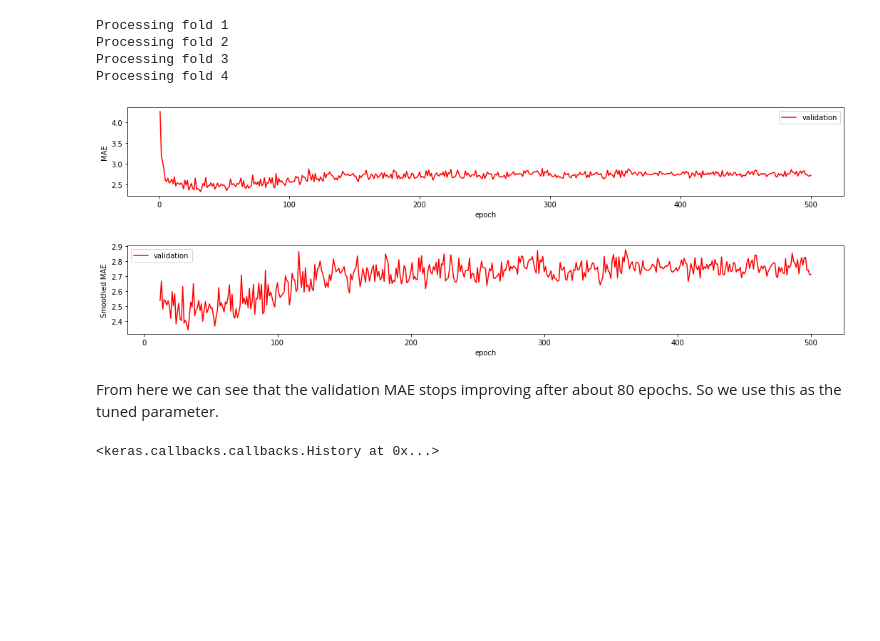
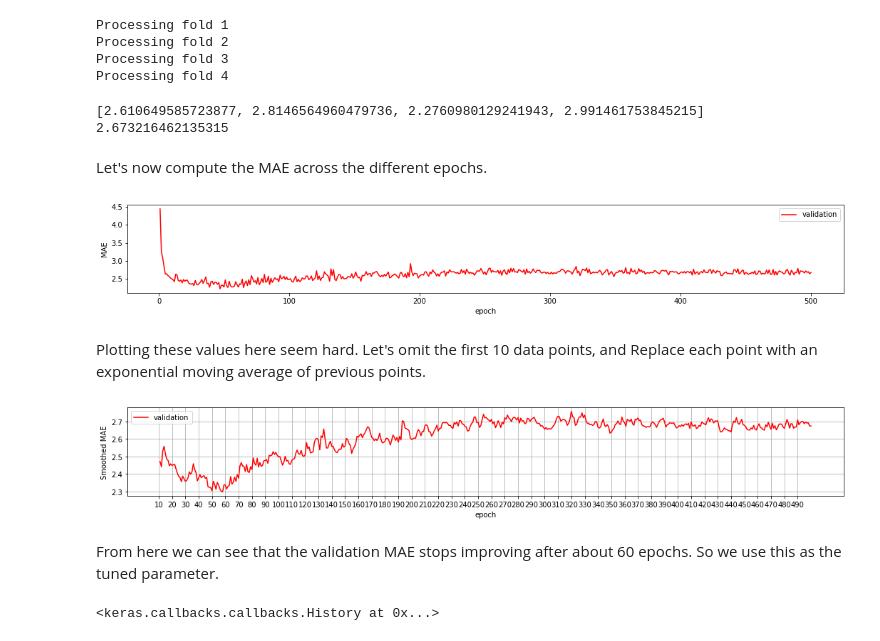
Before and after one commit to bryanblackbee/topic__deep-learning-python, a Jupyter notebook: chap03/textbook-chap-3-4.ipynb, the cells around one changed output. Saved outputs shown, nothing was run; the diff lists cells and outputs as text; code cells hidden in the pictures; blank space fills up the shorter version.

```diff
--- a/chap03/textbook-chap-3-4.ipynb
+++ b/chap03/textbook-chap-3-4.ipynb
@@ -105,10 +108,12 @@ The different runs do show different validation scores. Let's now try with 500 e
 # %%
 ##########
-# Train
+# Train / Model Tuning
 ##########
 
+f = 1
+mae_histories = []
 num_epochs = 500
-f = 1
+
 for ftrain_index, ftest_index in kf.split(x_train):
     print("Processing fold " + str(f))
 
@@ -130,5 +135,10 @@ Processing fold 2
 Processing fold 3
 Processing fold 4
 # %%
-# Plot the MAE histories across the different folds
-mae_histories2 = [h.history['val_mae'] for h in mae_histories[4:]]
+# MAE across different folds
+val_maes2 = [h.history['val_mae'][-1] for h in mae_histories]
+print(val_maes2)
+print(np.mean(np.array(val_maes2)))
+# %% [output]
+[2.610649585723877, 2.8146564960479736, 2.2760980129241943, 2.991461753845215]
+2.673216462135315
@@ -139,5 +145,11 @@ for (m1, m2, m3, m4) in zip(mae_histories2[0], mae_histories2[1], mae_histories2
+# %% [markdown]
+Let's now compute the MAE across the different epochs.
+# %%
+val_maes_by_fold = [h.history['val_mae'] for h in mae_histories]
+val_maes_by_epoch = np.array(val_maes_by_fold).transpose()
+mean_val_maes_by_epoch = np.mean(val_maes_by_epoch, axis=1)
 # %%
-metrics_df = pd.DataFrame({'val_mae' : avg_mae_histories})
+metrics_df = pd.DataFrame({'val_mae' : mean_val_maes_by_epoch})
 metrics_df['epoch'] = metrics_df.index+1
 
 fig = plt.figure(figsize=(18,5))
@@ -146,19 +158,22 @@ metrics_df.plot(kind='line', x='epoch', y='val_mae', ax=ax, label='validation',
 ax.set_ylabel("MAE")
 plt.show()
 # %% [output]
-[figure, old version]
+[figure, new version]
+# %% [markdown]
+Plotting these values here seem hard. Let's omit the first 10 data points, and Replace each point with an exponential moving average of previous points.
+# %%
+metrics_df2 = metrics_df.iloc[10:].copy()
+metrics_df2['val_mae_ewm'] = pd.Series.ewm(metrics_df2['val_mae'], span=5).mean()
 # %%
-metrics_df2 = metrics_df.iloc[10:].copy()
-metrics_df2['val_mae_tm1'] = metrics_df2['val_mae'].shift(1)
-metrics_df2['val_mae_ewma'] = metrics_df2['val_mae'] * 0.1 + metrics_df2['val_mae_tm1']*0.9
-metrics_df2
 fig = plt.figure(figsize=(18,5))
 ax = fig.add_subplot(211)
-metrics_df2.plot(kind='line', x='epoch', y='val_mae_ewma', ax=ax, label='validation', color='red',)
+metrics_df2.plot(kind='line', x='epoch', y='val_mae_ewm', ax=ax, label='validation', color='red',)
 ax.set_ylabel("Smoothed MAE")
+ax.set_xticks(range(10,500,10))
+ax.grid()
 plt.show()
 # %% [output]
-[figure, old version]
+[figure, new version]
 # %% [markdown]
-From here we can see that the validation MAE stops improving after about 80 epochs. So we use this as the tuned parameter.
+From here we can see that the validation MAE stops improving after about 60 epochs. So we use this as the tuned parameter.
 # %%
```
Also changed, not shown: parts of 18 cells of this notebook, 4 other files.
